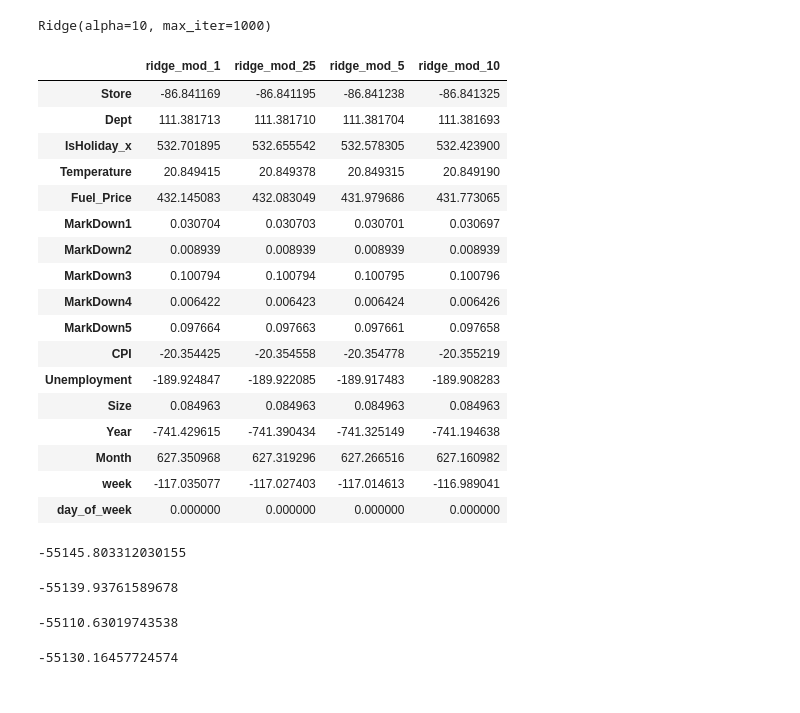
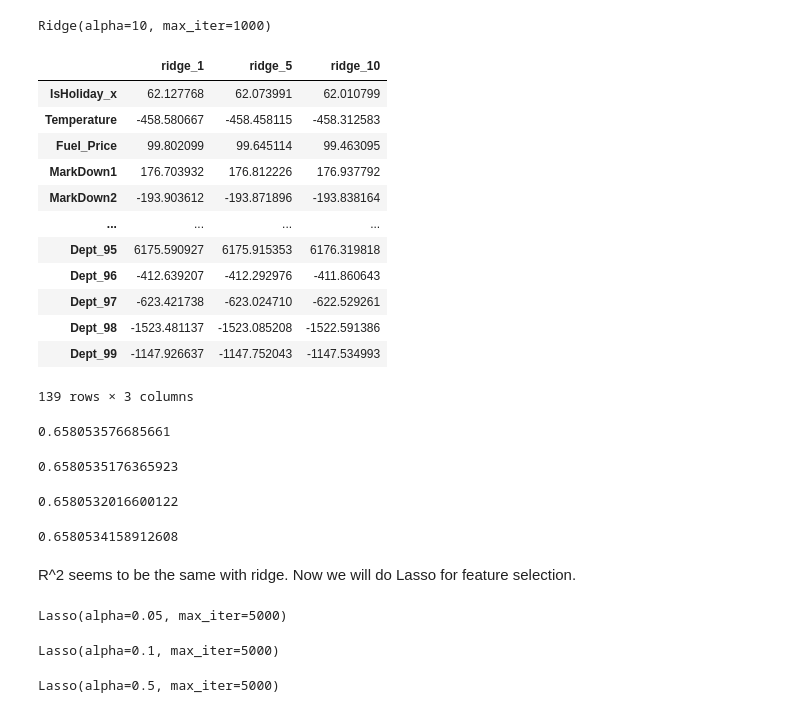
Before and after one commit to nehakaduskar/walmart-sales-analysis, a Jupyter notebook: Untitled.ipynb, the cells around one changed output. Drawn from its saved outputs; the diff is of its cells as text; code cells hidden in the pictures.

Commit message:
lasso reg, encode store/dept

```diff
--- a/Untitled.ipynb
+++ b/Untitled.ipynb
@@ -228,63 +230,60 @@ With Elastic net, the r^2 only increased by 0.01. We will compare the model's pe
 # %%
 from sklearn.linear_model import Ridge
 ridge_mod_1 = Ridge(alpha=1, max_iter=1000)
-ridge_mod_1.fit(X_train.values, y_train)
+ridge_mod_1.fit(X_train_scaled.values, y_train)
 # %% [output]
 Ridge(alpha=1, max_iter=1000)
 # %%
 ridge_mod_25 = Ridge(alpha=2.5, max_iter=1000)
-ridge_mod_25.fit(X_train.values, y_train)
+ridge_mod_25.fit(X_train_scaled.values, y_train)
 # %% [output]
 Ridge(alpha=2.5, max_iter=1000)
 # %%
 ridge_mod_5 = Ridge(alpha=5, max_iter=1000)
-ridge_mod_5.fit(X_train.values, y_train)
+ridge_mod_5.fit(X_train_scaled.values, y_train)
 # %% [output]
 Ridge(alpha=5, max_iter=1000)
 # %%
 ridge_mod_10 = Ridge(alpha=10, max_iter=1000)
-ridge_mod_10.fit(X_train.values, y_train)
+ridge_mod_10.fit(X_train_scaled.values, y_train)
 # %% [output]
 Ridge(alpha=10, max_iter=1000)
 # %%
 df_slopes = pd.DataFrame({
-                         'ridge_mod_1': ridge_mod_1.coef_.T,
-                         'ridge_mod_25': ridge_mod_25.coef_.T,
-                         'ridge_mod_5': ridge_mod_5.coef_.T,
-                         'ridge_mod_10': ridge_mod_10.coef_.T}, index=X_train.columns)
+    "ridge_1": ridge_mod_1.coef_,
+    "ridge_5": ridge_mod_5.coef_,
+    "ridge_10": ridge_mod_10.coef_
+}, index=X_train.columns)
 df_slopes
 # %% [output]
-|  | ridge_mod_1 | ridge_mod_25 | ridge_mod_5 | ridge_mod_10 |
-| Store | -86.841169 | -86.841195 | -86.841238 | -86.841325 |
-| Dept | 111.381713 | 111.381710 | 111.381704 | 111.381693 |
-| IsHoliday_x | 532.701895 | 532.655542 | 532.578305 | 532.423900 |
-| Temperature | 20.849415 | 20.849378 | 20.849315 | 20.849190 |
-| Fuel_Price | 432.145083 | 432.083049 | 431.979686 | 431.773065 |
-| MarkDown1 | 0.030704 | 0.030703 | 0.030701 | 0.030697 |
-| MarkDown2 | 0.008939 | 0.008939 | 0.008939 | 0.008939 |
-| MarkDown3 | 0.100794 | 0.100794 | 0.100795 | 0.100796 |
-| MarkDown4 | 0.006422 | 0.006423 | 0.006424 | 0.006426 |
-| MarkDown5 | 0.097664 | 0.097663 | 0.097661 | 0.097658 |
-| CPI | -20.354425 | -20.354558 | -20.354778 | -20.355219 |
-| Unemployment | -189.924847 | -189.922085 | -189.917483 | -189.908283 |
-| Size | 0.084963 | 0.084963 | 0.084963 | 0.084963 |
-| Year | -741.429615 | -741.390434 | -741.325149 | -741.194638 |
-| Month | 627.350968 | 627.319296 | 627.266516 | 627.160982 |
-| week | -117.035077 | -117.027403 | -117.014613 | -116.989041 |
-| day_of_week | 0.000000 | 0.000000 | 0.000000 | 0.000000 |
+|  | ridge_1 | ridge_5 | ridge_10 |
+| IsHoliday_x | 62.127768 | 62.073991 | 62.010799 |
+| Temperature | -458.580667 | -458.458115 | -458.312583 |
+| Fuel_Price | 99.802099 | 99.645114 | 99.463095 |
+| MarkDown1 | 176.703932 | 176.812226 | 176.937792 |
+| MarkDown2 | -193.903612 | -193.871896 | -193.838164 |
+| ... | ... | ... | ... |
+| Dept_95 | 6175.590927 | 6175.915353 | 6176.319818 |
+| Dept_96 | -412.639207 | -412.292976 | -411.860643 |
+| Dept_97 | -623.421738 | -623.024710 | -622.529261 |
+| Dept_98 | -1523.481137 | -1523.085208 | -1522.591386 |
+| Dept_99 | -1147.926637 | -1147.752043 | -1147.534993 |
+139 rows × 3 columns
 # %%
-ridge_mod_1.score(X_val_scaled, y_pred)
+ridge_mod_1.score(X_val_scaled, y_val)
 # %% [output]
--55145.803312030155
+0.658053576685661
 # %%
-ridge_mod_25.score(X_val_scaled, y_pred)
+ridge_mod_25.score(X_val_scaled, y_val)
 # %% [output]
--55139.93761589678
+0.6580535176365923
 # %%
-ridge_mod_10.score(X_val_scaled, y_pred)
+ridge_mod_10.score(X_val_scaled, y_val)
 # %% [output]
--55110.63019743538
+0.6580532016600122
 # %%
-ridge_mod_5.score(X_val_scaled, y_pred)
+ridge_mod_5.score(X_val_scaled, y_val)
 # %% [output]
--55130.16457724574
+0.6580534158912608
+# %% [markdown]
+R^2 seems to be the same with ridge. Now we will do Lasso for feature selection.
@@ -290,0 +294,15 @@ ridge_mod_5.score(X_val_scaled, y_pred)
+# %%
+lasso_mod_05 = Lasso(alpha=.05, max_iter=5000)
+lasso_mod_05.fit(X_train_scaled, y_train)
+# %% [output]
+Lasso(alpha=0.05, max_iter=5000)
+# %%
+lasso_mod_1 = Lasso(alpha=.1, max_iter=5000)
+lasso_mod_1.fit(X_train_scaled, y_train)
+# %% [output]
+Lasso(alpha=0.1, max_iter=5000)
+# %%
+lasso_mod_5 = Lasso(alpha=.5, max_iter=5000)
+lasso_mod_5.fit(X_train_scaled, y_train)
+# %% [output]
+Lasso(alpha=0.5, max_iter=5000)
```
Also changed, not shown: parts of 6 cells of this notebook, 1 other file.
